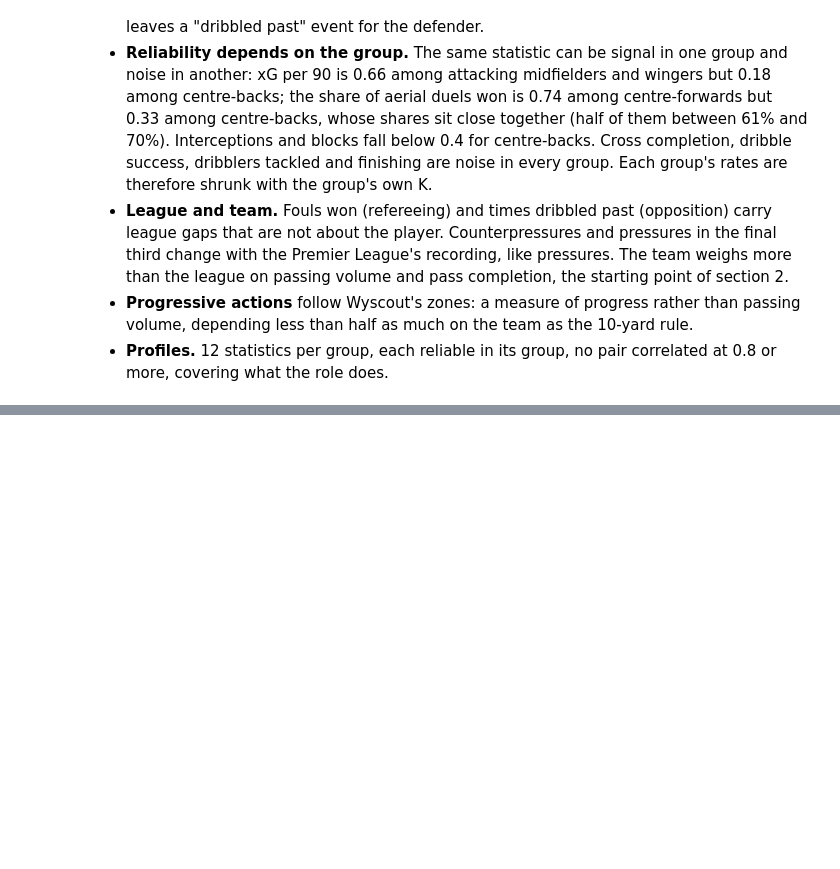
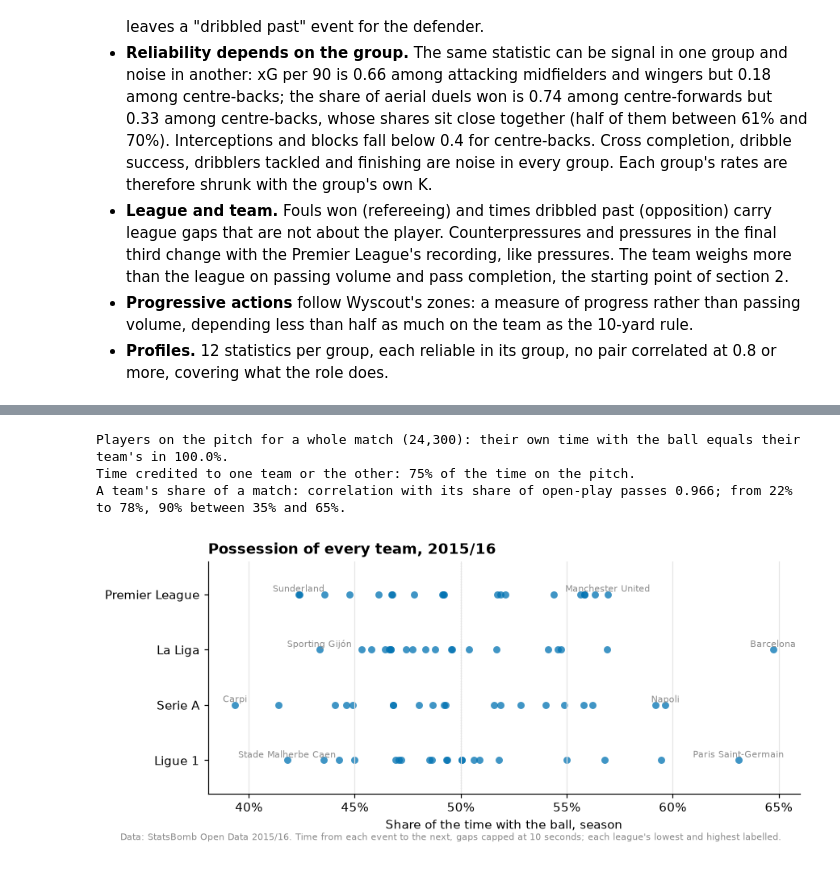
Before and after one commit to Fabiohhp/football-scouting, a Jupyter notebook: notebooks/02_player_profiles.ipynb, the cells around one changed output, grey strips where cells are left out. Saved outputs shown, nothing was run; the diff lists cells and outputs as text; code cells hidden in the pictures; blank space fills up the shorter version.

Commit message:
Player profiles section 2: possession as time, within-player elasticities, adjustments compared

```diff
--- a/notebooks/02_player_profiles.ipynb
+++ b/notebooks/02_player_profiles.ipynb
@@ -631,0 +662,69 @@ plt.show()
+# %%
+team_poss = team_possession(con)
+player_poss = player_possession(con)
+counts_poss = counts.merge(player_poss, on=["match_id", "team_id", "player_id"], how="left")
+
+clock = con.sql(
+    "SELECT match_id, player_id, on_seconds, off_seconds, match_end_seconds, seconds_played "
+    "FROM player_matches WHERE played"
+).df()
+whole = counts_poss.merge(clock, on=["match_id", "player_id"]).query(
+    "on_seconds == 0 and off_seconds == match_end_seconds"
+)
+whole = whole.merge(team_poss, on=["match_id", "team_id"])
+team_passes = counts.groupby(["match_id", "team_id"]).passes.sum()
+by_match = team_poss.join(team_passes, on=["match_id", "team_id"])
+by_match["pass_share"] = by_match.passes / by_match.groupby("match_id").passes.transform("sum")
+on_pitch = counts_poss.merge(clock, on=["match_id", "player_id"])
+print(
+    f"Players on the pitch for a whole match ({len(whole):,}): their own time with the ball "
+    f"equals their team's in {np.isclose(whole.own_seconds, whole.seconds).mean():.1%}.\n"
+    "Time credited to one team or the other: "
+    f"{(on_pitch.own_seconds + on_pitch.opp_seconds).sum() / on_pitch.seconds_played.sum():.0%} of "
+    "the time on the pitch.\n"
+    "A team's share of a match: correlation with its share of open-play passes "
+    f"{by_match[['share', 'pass_share']].corr().iloc[0, 1]:.3f}; from "
+    f"{by_match.share.min():.0%} to {by_match.share.max():.0%}, 90% between "
+    f"{by_match.share.quantile(0.05):.0%} and {by_match.share.quantile(0.95):.0%}."
+)
+# %% [output]
+Players on the pitch for a whole match (24,300): their own time with the ball equals their team's in 100.0%.
+Time credited to one team or the other: 75% of the time on the pitch.
+A team's share of a match: correlation with its share of open-play passes 0.966; from 22% to 78%, 90% between 35% and 65%.
+# %%
+TEAM_NAMES = con.sql("SELECT team_id, team_name FROM teams").df().set_index("team_id").team_name
+LEAGUE_OF_MATCH = (
+    con.sql(f"SELECT match_id, competition_id FROM matches WHERE {POOL}")
+    .df()
+    .set_index("match_id")
+    .competition_id.map({c.competition_id: c.name for c in cfg.statsbomb.competitions})
+)
+team_poss["opp_seconds"] = (
+    team_poss.groupby("match_id").seconds.transform("sum") - team_poss.seconds
+)
+team_season = team_poss.groupby("team_id")[["seconds", "opp_seconds"]].sum()
+team_season["share"] = team_season.seconds / (team_season.seconds + team_season.opp_seconds)
+team_season["league"] = (
+    team_poss.drop_duplicates("team_id").set_index("team_id").match_id.map(LEAGUE_OF_MATCH)
+)
+
+fig, ax = plt.subplots(figsize=(8.6, 3.4))
+for i, league in enumerate(LEAGUES):
+    teams = team_season[team_season.league == league].sort_values("share")
+    ax.scatter(teams.share, np.full(len(teams), i), s=34, color=OKABE_ITO[0], alpha=0.75, lw=0)
+    for team_id, va, dy in [(teams.index[0], "top", -0.18), (teams.index[-1], "top", -0.18)]:
+        ax.text(teams.share[team_id], i + dy, TEAM_NAMES[team_id], fontsize=7.5, color=GREY,
+                ha="center", va=va)  # fmt: skip
+ax.axvline(0.5, color="#BBBBBB", lw=0.8, ls=":", zorder=0)
+ax.set_yticks(range(len(LEAGUES)), LEAGUES)
+ax.set_ylim(len(LEAGUES) - 0.4, -0.6)
+ax.xaxis.set_major_formatter(PercentFormatter(1, decimals=0))
+ax.set_xlabel("Share of the time with the ball, season")
+ax.grid(axis="x")
+ax.grid(axis="y", visible=False)
+ax.set_title("Possession of every team, 2015/16")
+credit(fig, "Data: StatsBomb Open Data 2015/16. Time from each event to the next, gaps capped "
+       "at 10 seconds; each league's lowest and highest labelled.")  # fmt: skip
+plt.show()
+# %% [output]
+[figure, added]
```
Also changed, not shown: parts of 21 cells of this notebook, 7 other files.
